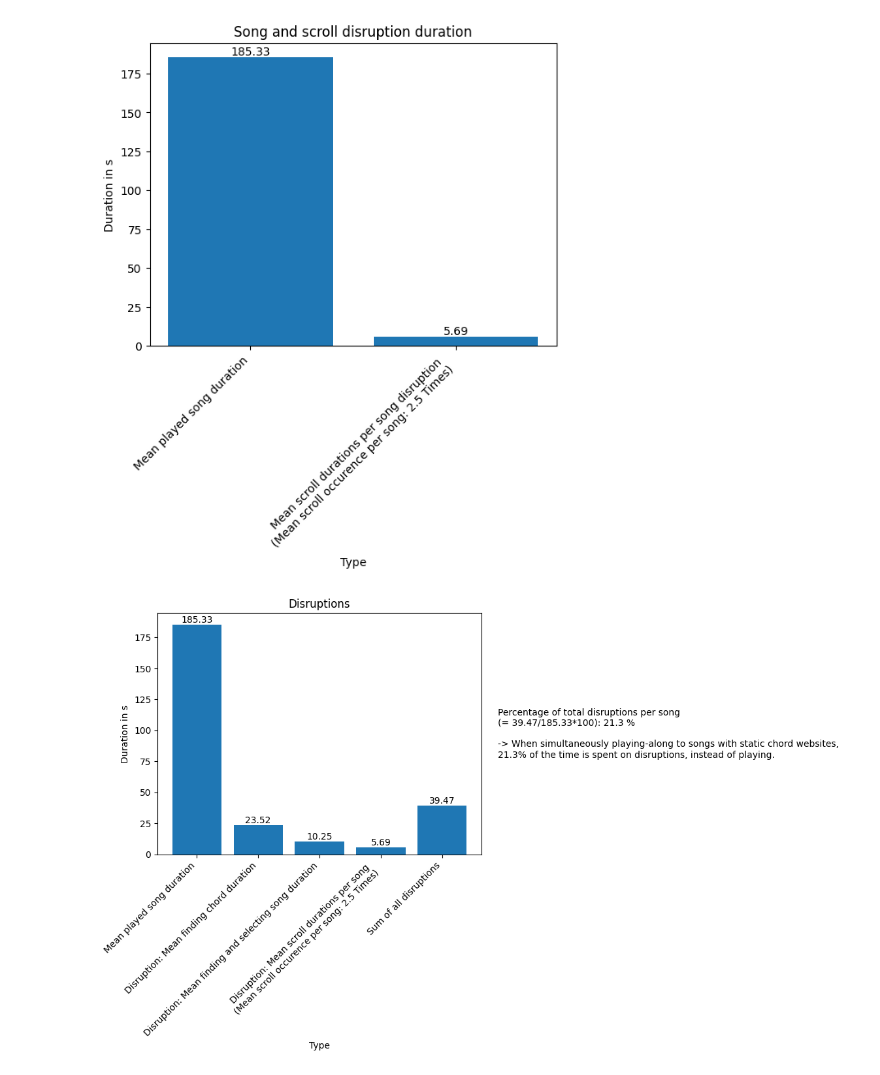
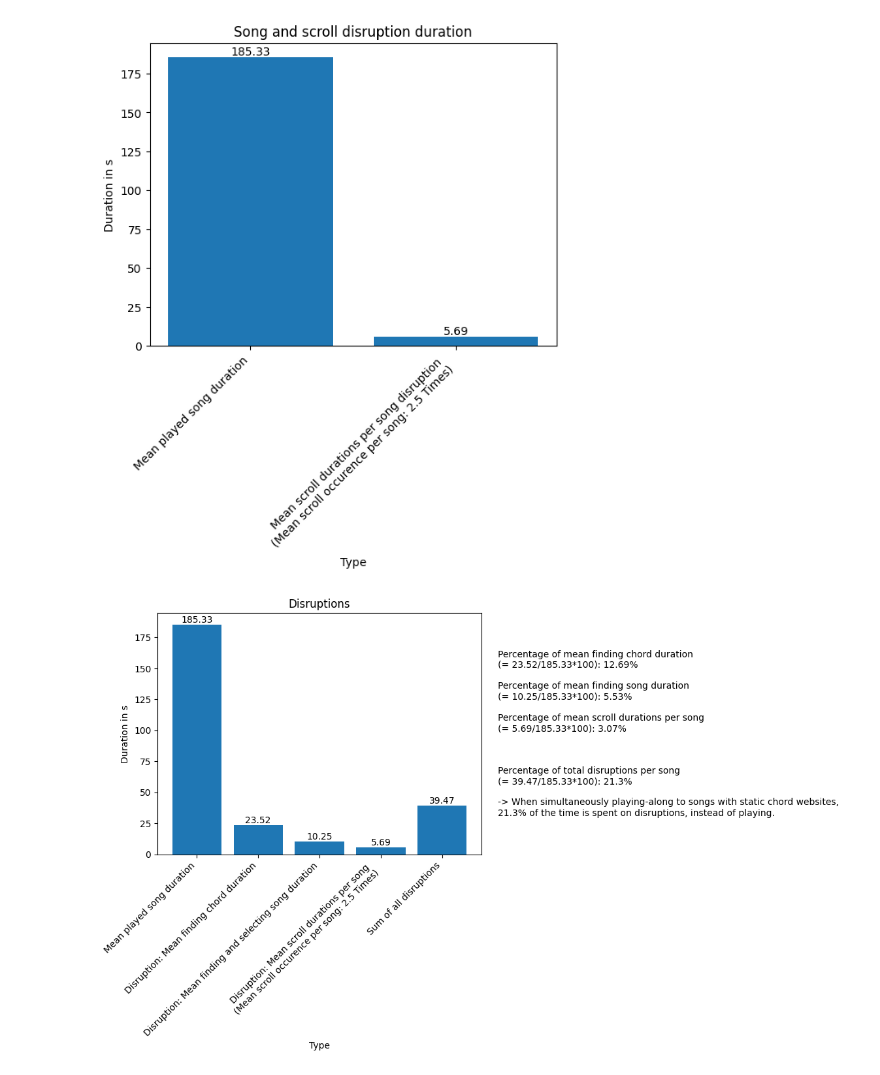
Before and after one commit to simonroedig/ChordSync_Study, a Jupyter notebook: study_analysis.ipynb, the cells around one changed output. Saved outputs shown, nothing was run; the diff lists cells and outputs as text; code cells hidden in the pictures.

Commit message:
better chart

```diff
--- a/study_analysis.ipynb
+++ b/study_analysis.ipynb
@@ -237,9 +235,17 @@ Mean scroll duration per disruption: 2.28 s
 [figure]
 # %%
 all_occuring_disruptions = all_chord_finding_durations_mean + all_durations_finding_song_mean + time_spent_scrolling_per_song_mean
+chord_percentage = str(round(all_chord_finding_durations_mean / played_song_duration_mean * 100, 2))
+song_percentage = str(round(all_durations_finding_song_mean / played_song_duration_mean * 100, 2))
+scroll_percentage = str(round(time_spent_scrolling_per_song_mean / played_song_duration_mean * 100, 2))
 percentage = str(round(all_occuring_disruptions / played_song_duration_mean * 100, 2))
+
 plot_bar_graph_2(["Mean played song duration", "Disruption: Mean finding chord duration", "Disruption: Mean finding and selecting song duration", f"Disruption: Mean scroll durations per song \n (Mean scroll occurence per song: {scroll_disruptions_ammount_per_song} Times)", "Sum of all disruptions"],
                  [played_song_duration_mean, all_chord_finding_durations_mean, all_durations_finding_song_mean, time_spent_scrolling_per_song_mean, all_occuring_disruptions], "Type", "Duration in s", "Disruptions",
-                 f"Percentage of total disruptions per song \n(= {round(all_occuring_disruptions,2)}/{round(played_song_duration_mean,2)}*100): {percentage} % \n\n-> When simultaneously playing-along to songs with static chord websites, \n{percentage}% of the time is spent on disruptions, instead of playing.")
+                 f"Percentage of mean finding chord duration \n(= {round(all_chord_finding_durations_mean,2)}/{round(played_song_duration_mean,2)}*100): {chord_percentage}% \n\n"
+                 f"Percentage of mean finding song duration \n(= {round(all_durations_finding_song_mean,2)}/{round(played_song_duration_mean,2)}*100): {song_percentage}% \n\n"
+                 f"Percentage of mean scroll durations per song \n(= {round(time_spent_scrolling_per_song_mean,2)}/{round(played_song_duration_mean,2)}*100): {scroll_percentage}% \n\n\n\n"
+
+                 f"Percentage of total disruptions per song \n(= {round(all_occuring_disruptions,2)}/{round(played_song_duration_mean,2)}*100): {percentage}% \n\n-> When simultaneously playing-along to songs with static chord websites, \n{percentage}% of the time is spent on disruptions, instead of playing.")
 # %% [output]
-[figure, old version]
+[figure, new version]
```
Also changed, not shown: parts of 1 cell of this notebook.
